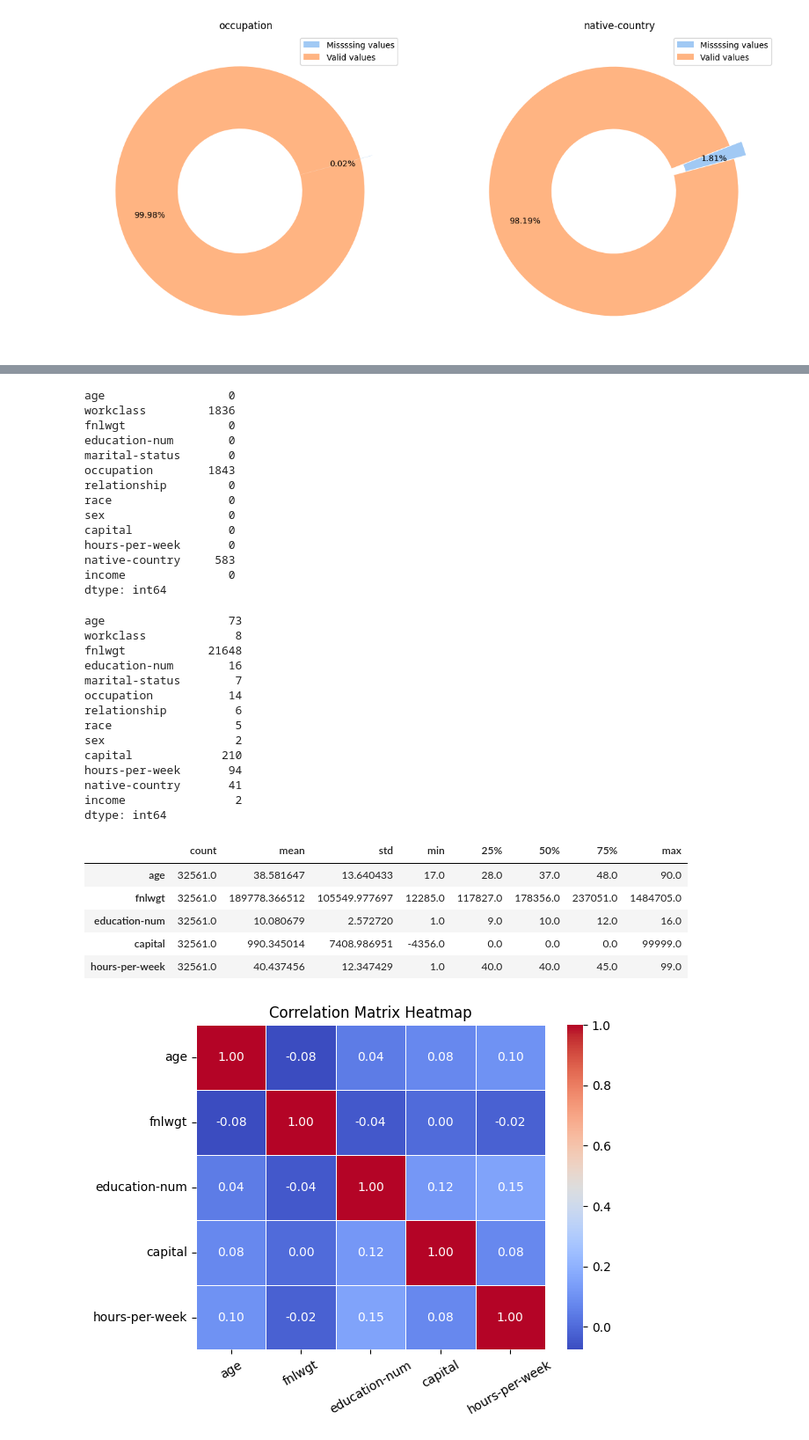
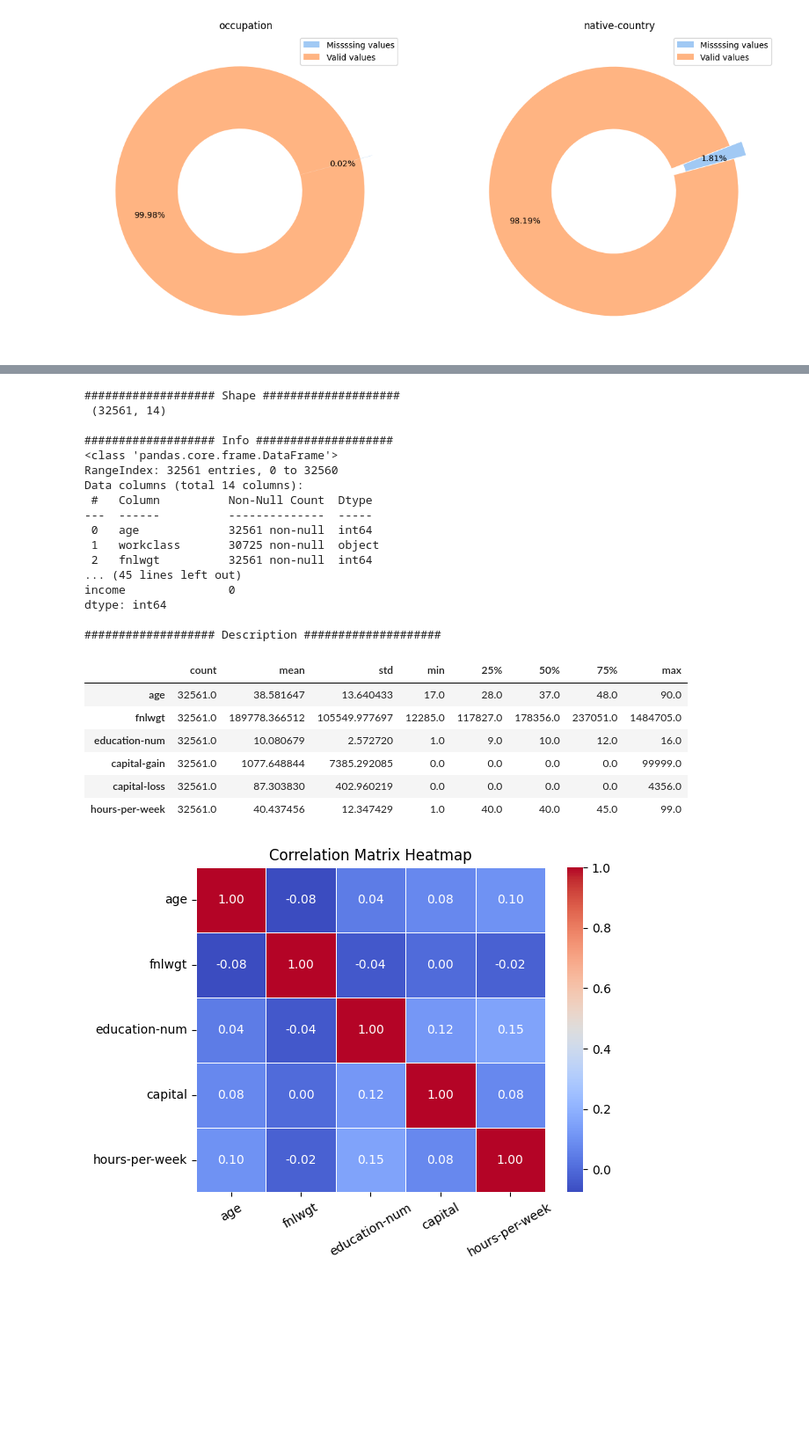
Before and after one commit to Staszek15/Data-Mining-Project, a Jupyter notebook: adults_cleaning.ipynb, the cells around one changed output, grey strips where cells are left out. Shown at 88% size. Saved outputs shown, nothing was run; the diff lists cells and outputs as text; code cells hidden in the pictures; blank space fills up the shorter version.

Commit message:
general info function

```diff
--- a/adults_cleaning.ipynb
+++ b/adults_cleaning.ipynb
@@ -15,6 +15,16 @@ sns.set_palette("pastel", 9)
 # %% [markdown]
 ### Processing functions
 # %%
+def general_info(df):
+    print("################### Shape #################### \n", df.shape, "\n")
+    print("################### Info ####################")
+    df.info()
+    print("\n", "################### Unique values #################### \n", df.nunique(), "\n")
+    print("################### Nulls #################### \n", df.isnull().sum(axis=0), "\n")
+    print("################### Description #################### \n")
+    return df.describe().T
+
+
 def remove_leading_space(value):
     if isinstance(value, str) and value.startswith(' '):
         return value.lstrip()
@@ -189,46 +176,30 @@ memory usage: 3.2+ MB
-# %%
-df.isnull().sum(axis=0) #amount of non values in each column
-# %% [output]
-age                  0
-workclass         1836
-fnlwgt               0
-education-num        0
-marital-status       0
-occupation        1843
-relationship         0
-race                 0
-sex                  0
-capital              0
-hours-per-week       0
-native-country     583
-income               0
-dtype: int64
-# %%
-df.nunique()
-# %% [output]
-age                  73
-workclass             8
-fnlwgt            21648
-education-num        16
-marital-status        7
-occupation           14
-relationship          6
-race                  5
-sex                   2
-capital             210
-hours-per-week       94
-native-country       41
-income                2
-dtype: int64
-# %%
-df.describe().T
-# %% [output]
-|  | count | mean | std | min | 25% | 50% | 75% | max |
-| age | 32561.0 | 38.581647 | 13.640433 | 17.0 | 28.0 | 37.0 | 48.0 | 90.0 |
-| fnlwgt | 32561.0 | 189778.366512 | 105549.977697 | 12285.0 | 117827.0 | 178356.0 | 237051.0 | 1484705.0 |
-| education-num | 32561.0 | 10.080679 | 2.572720 | 1.0 | 9.0 | 10.0 | 12.0 | 16.0 |
-| capital | 32561.0 | 990.345014 | 7408.986951 | -4356.0 | 0.0 | 0.0 | 0.0 | 99999.0 |
-| hours-per-week | 32561.0 | 40.437456 | 12.347429 | 1.0 | 40.0 | 40.0 | 45.0 | 99.0 |
+# %%
+general_info(df)
+# %% [output]
+################### Shape ####################
+ (32561, 14)
+
+################### Info ####################
+<class 'pandas.core.frame.DataFrame'>
+RangeIndex: 32561 entries, 0 to 32560
+Data columns (total 14 columns):
+ #   Column          Non-Null Count  Dtype
+---  ------          --------------  -----
+ 0   age             32561 non-null  int64
+ 1   workclass       30725 non-null  object
+ 2   fnlwgt          32561 non-null  int64
+... (45 lines left out)
+income               0
+dtype: int64
+
+################### Description ####################
+|  | count | mean | std | min | 25% | 50% | 75% | max |
+| age | 32561.0 | 38.581647 | 13.640433 | 17.0 | 28.0 | 37.0 | 48.0 | 90.0 |
+| fnlwgt | 32561.0 | 189778.366512 | 105549.977697 | 12285.0 | 117827.0 | 178356.0 | 237051.0 | 1484705.0 |
+| education-num | 32561.0 | 10.080679 | 2.572720 | 1.0 | 9.0 | 10.0 | 12.0 | 16.0 |
+| capital-gain | 32561.0 | 1077.648844 | 7385.292085 | 0.0 | 0.0 | 0.0 | 0.0 | 99999.0 |
+| capital-loss | 32561.0 | 87.303830 | 402.960219 | 0.0 | 0.0 | 0.0 | 0.0 | 4356.0 |
+| hours-per-week | 32561.0 | 40.437456 | 12.347429 | 1.0 | 40.0 | 40.0 | 45.0 | 99.0 |
 # %%
 numeric_df = df_less_nulls.select_dtypes(include=['int','float']).drop('how-many-miss-vals',axis=1)
 
```
Also changed, not shown: parts of 1 cell of this notebook, 1 other file.
